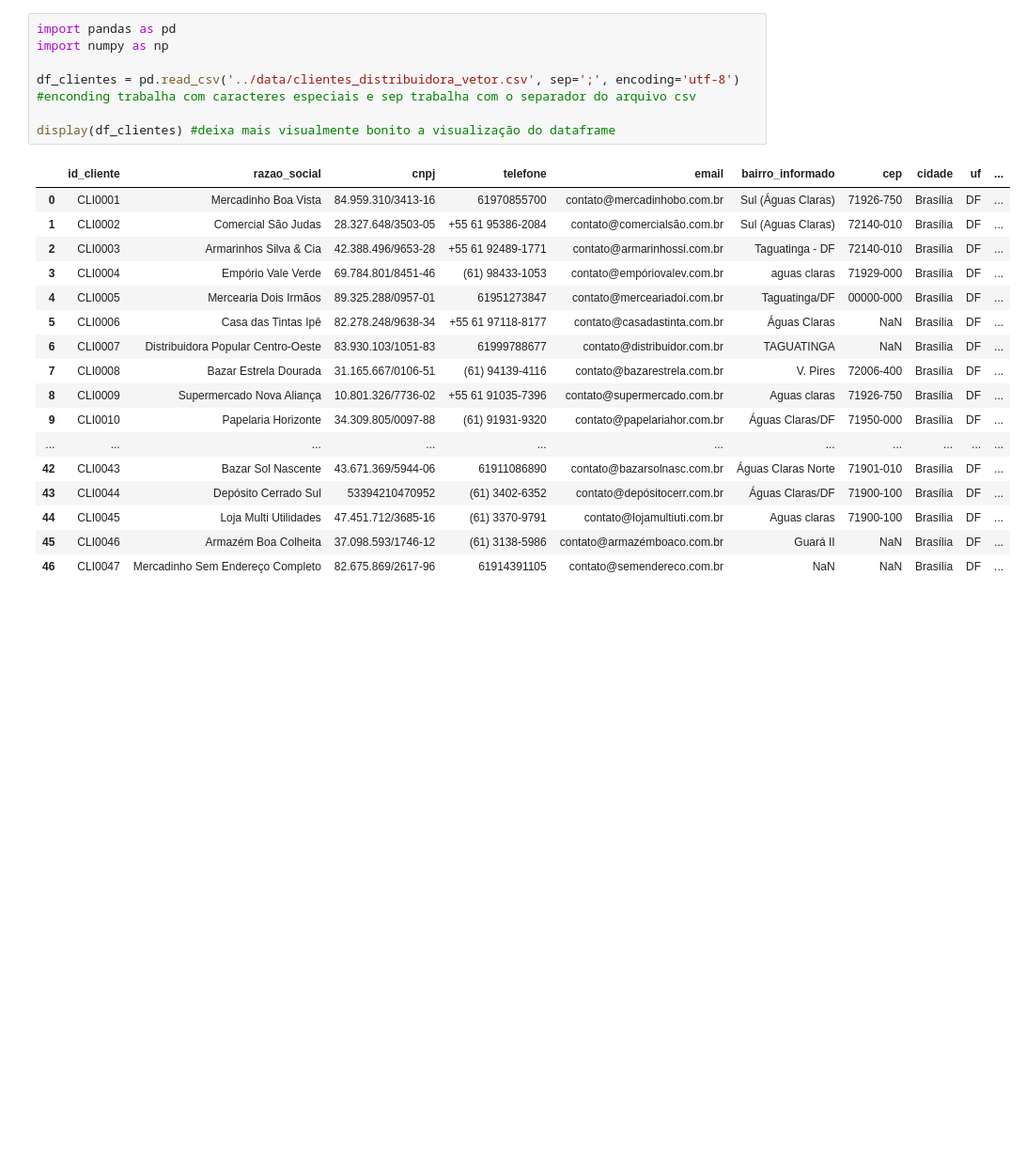
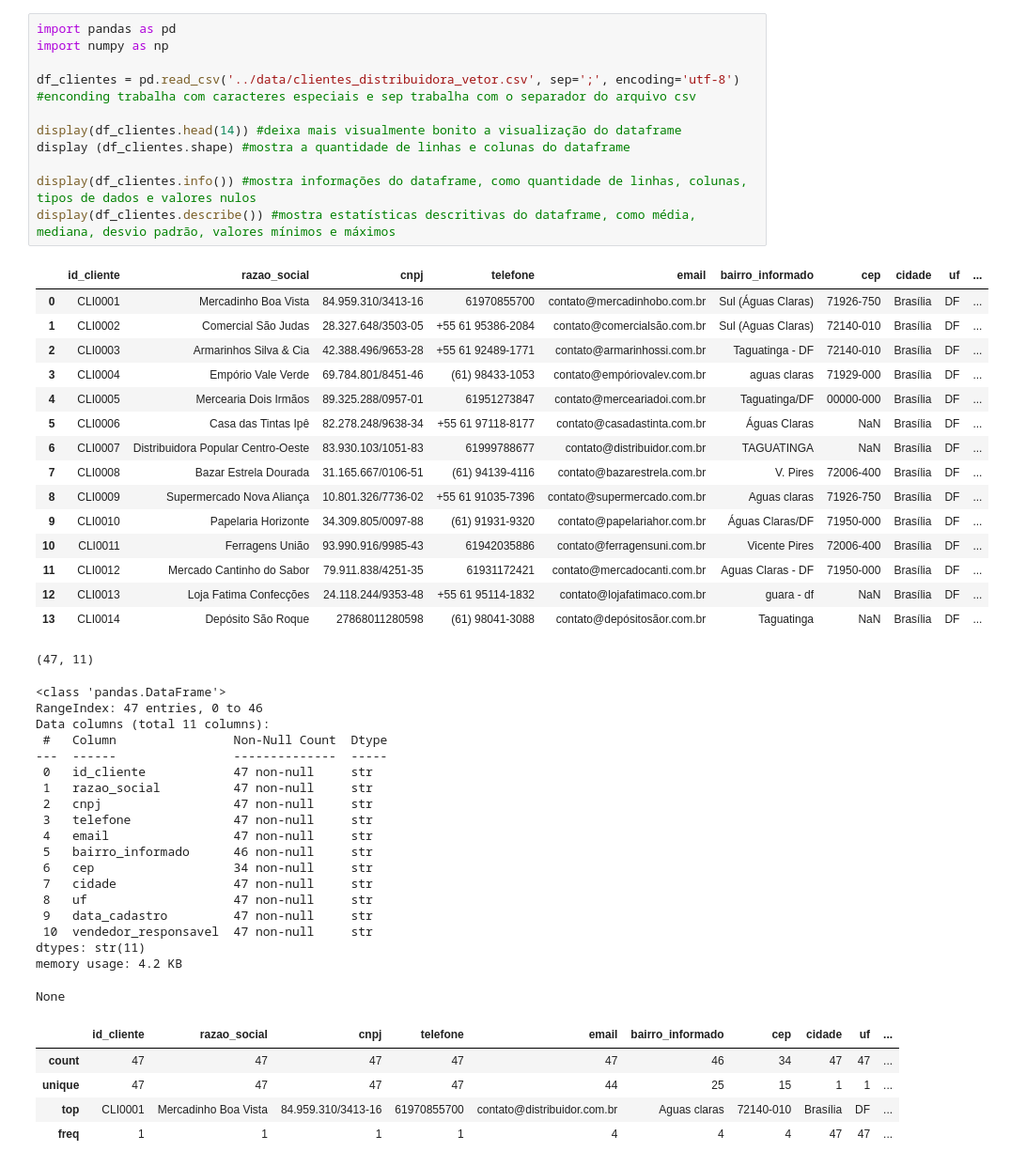
Before and after one commit to phxdablio/projeto-integrador-2026, a Jupyter notebook: etl/processarDados.ipynb, the cells around one changed output. Shown at 94% size. Cells and saved outputs as stored; diff of their text form; blank space fills up the shorter version.

```diff
--- a/etl/processarDados.ipynb
+++ b/etl/processarDados.ipynb
@@ -1,25 +10,52 @@
 # %%
 import pandas as pd
 import numpy as np
 
 df_clientes = pd.read_csv('../data/clientes_distribuidora_vetor.csv', sep=';', encoding='utf-8') #enconding trabalha com caracteres especiais e sep trabalha com o separador do arquivo csv
 
-display(df_clientes) #deixa mais visualmente bonito a visualização do dataframe
+display(df_clientes.head(14)) #deixa mais visualmente bonito a visualização do dataframe
+display (df_clientes.shape) #mostra a quantidade de linhas e colunas do dataframe
+
+display(df_clientes.info()) #mostra informações do dataframe, como quantidade de linhas, colunas, tipos de dados e valores nulos
+display(df_clientes.describe()) #mostra estatísticas descritivas do dataframe, como média, mediana, desvio padrão, valores mínimos e máximos
 # %% [output]
 |  | id_cliente | razao_social | cnpj | telefone | email | bairro_informado | cep | cidade | uf | ... |
 | 0 | CLI0001 | Mercadinho Boa Vista | 84.959.310/3413-16 | 61970855700 | contato@mercadinhobo.com.br | Sul (Águas Claras) | 71926-750 | Brasília | DF | ... |
 | 1 | CLI0002 | Comercial São Judas | 28.327.648/3503-05 | +55 61 95386-2084 | contato@comercialsão.com.br | Sul (Aguas Claras) | 72140-010 | Brasília | DF | ... |
 | 2 | CLI0003 | Armarinhos Silva & Cia | 42.388.496/9653-28 | +55 61 92489-1771 | contato@armarinhossi.com.br | Taguatinga - DF | 72140-010 | Brasília | DF | ... |
 | 3 | CLI0004 | Empório Vale Verde | 69.784.801/8451-46 | (61) 98433-1053 | contato@empóriovalev.com.br | aguas claras | 71929-000 | Brasília | DF | ... |
 | 4 | CLI0005 | Mercearia Dois Irmãos | 89.325.288/0957-01 | 61951273847 | contato@merceariadoi.com.br | Taguatinga/DF | 00000-000 | Brasília | DF | ... |
 | 5 | CLI0006 | Casa das Tintas Ipê | 82.278.248/9638-34 | +55 61 97118-8177 | contato@casadastinta.com.br | Águas Claras | NaN | Brasília | DF | ... |
 | 6 | CLI0007 | Distribuidora Popular Centro-Oeste | 83.930.103/1051-83 | 61999788677 | contato@distribuidor.com.br | TAGUATINGA | NaN | Brasília | DF | ... |
 | 7 | CLI0008 | Bazar Estrela Dourada | 31.165.667/0106-51 | (61) 94139-4116 | contato@bazarestrela.com.br | V. Pires | 72006-400 | Brasília | DF | ... |
 | 8 | CLI0009 | Supermercado Nova Aliança | 10.801.326/7736-02 | +55 61 91035-7396 | contato@supermercado.com.br | Aguas claras | 71926-750 | Brasília | DF | ... |
 | 9 | CLI0010 | Papelaria Horizonte | 34.309.805/0097-88 | (61) 91931-9320 | contato@papelariahor.com.br | Águas Claras/DF | 71950-000 | Brasília | DF | ... |
-| ... | ... | ... | ... | ... | ... | ... | ... | ... | ... | ... |
-| 42 | CLI0043 | Bazar Sol Nascente | 43.671.369/5944-06 | 61911086890 | contato@bazarsolnasc.com.br | Águas Claras Norte | 71901-010 | Brasília | DF | ... |
-| 43 | CLI0044 | Depósito Cerrado Sul | 53394210470952 | (61) 3402-6352 | contato@depósitocerr.com.br | Águas Claras/DF | 71900-100 | Brasília | DF | ... |
-| 44 | CLI0045 | Loja Multi Utilidades | 47.451.712/3685-16 | (61) 3370-9791 | contato@lojamultiuti.com.br | Aguas claras | 71900-100 | Brasília | DF | ... |
-| 45 | CLI0046 | Armazém Boa Colheita | 37.098.593/1746-12 | (61) 3138-5986 | contato@armazémboaco.com.br | Guará II | NaN | Brasília | DF | ... |
-| 46 | CLI0047 | Mercadinho Sem Endereço Completo | 82.675.869/2617-96 | 61914391105 | contato@semendereco.com.br | NaN | NaN | Brasília | DF | ... |
+| 10 | CLI0011 | Ferragens União | 93.990.916/9985-43 | 61942035886 | contato@ferragensuni.com.br | Vicente Pires | 72006-400 | Brasília | DF | ... |
+| 11 | CLI0012 | Mercado Cantinho do Sabor | 79.911.838/4251-35 | 61931172421 | contato@mercadocanti.com.br | Aguas Claras - DF | 71950-000 | Brasília | DF | ... |
+| 12 | CLI0013 | Loja Fatima Confecções | 24.118.244/9353-48 | +55 61 95114-1832 | contato@lojafatimaco.com.br | guara - df | NaN | Brasília | DF | ... |
+| 13 | CLI0014 | Depósito São Roque | 27868011280598 | (61) 98041-3088 | contato@depósitosãor.com.br | Taguatinga | NaN | Brasília | DF | ... |
+(47, 11)
+<class 'pandas.DataFrame'>
+RangeIndex: 47 entries, 0 to 46
+Data columns (total 11 columns):
+ #   Column                Non-Null Count  Dtype
+---  ------                --------------  -----
+ 0   id_cliente            47 non-null     str
+ 1   razao_social          47 non-null     str
+ 2   cnpj                  47 non-null     str
+ 3   telefone              47 non-null     str
+ 4   email                 47 non-null     str
+ 5   bairro_informado      46 non-null     str
+ 6   cep                   34 non-null     str
+ 7   cidade                47 non-null     str
+ 8   uf                    47 non-null     str
+ 9   data_cadastro         47 non-null     str
+ 10  vendedor_responsavel  47 non-null     str
+dtypes: str(11)
+memory usage: 4.2 KB
+None
+|  | id_cliente | razao_social | cnpj | telefone | email | bairro_informado | cep | cidade | uf | ... |
+| count | 47 | 47 | 47 | 47 | 47 | 46 | 34 | 47 | 47 | ... |
+| unique | 47 | 47 | 47 | 47 | 44 | 25 | 15 | 1 | 1 | ... |
+| top | CLI0001 | Mercadinho Boa Vista | 84.959.310/3413-16 | 61970855700 | contato@distribuidor.com.br | Aguas claras | 72140-010 | Brasília | DF | ... |
+| freq | 1 | 1 | 1 | 1 | 4 | 4 | 4 | 47 | 47 | ... |
```
Also changed, not shown: parts of 4 cells of this notebook.
